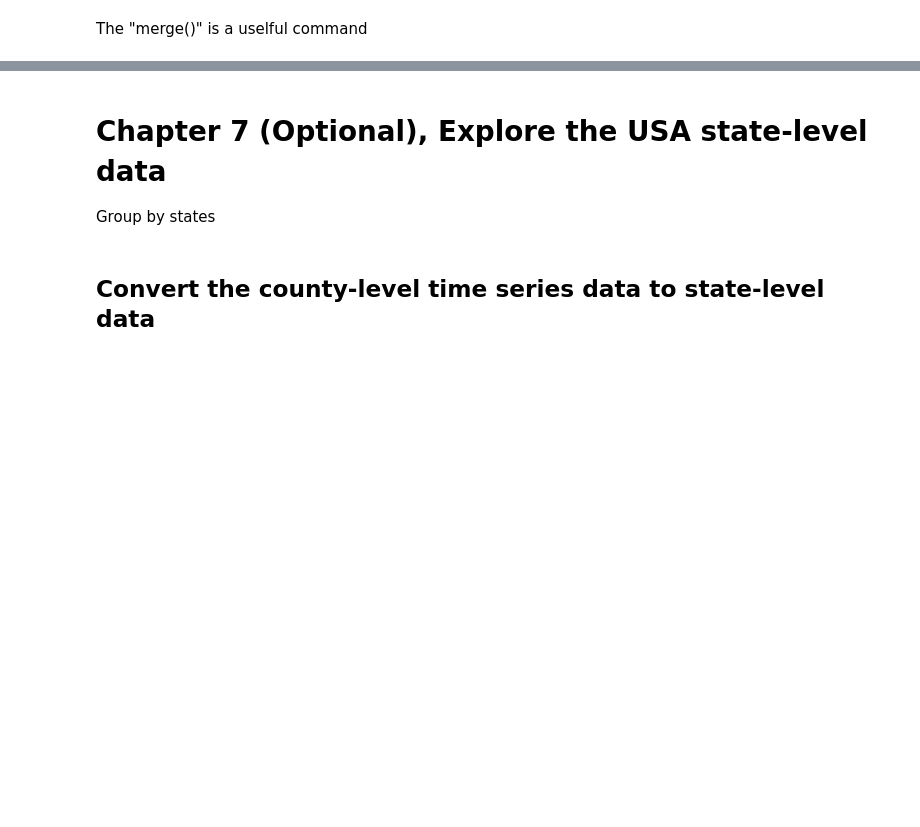
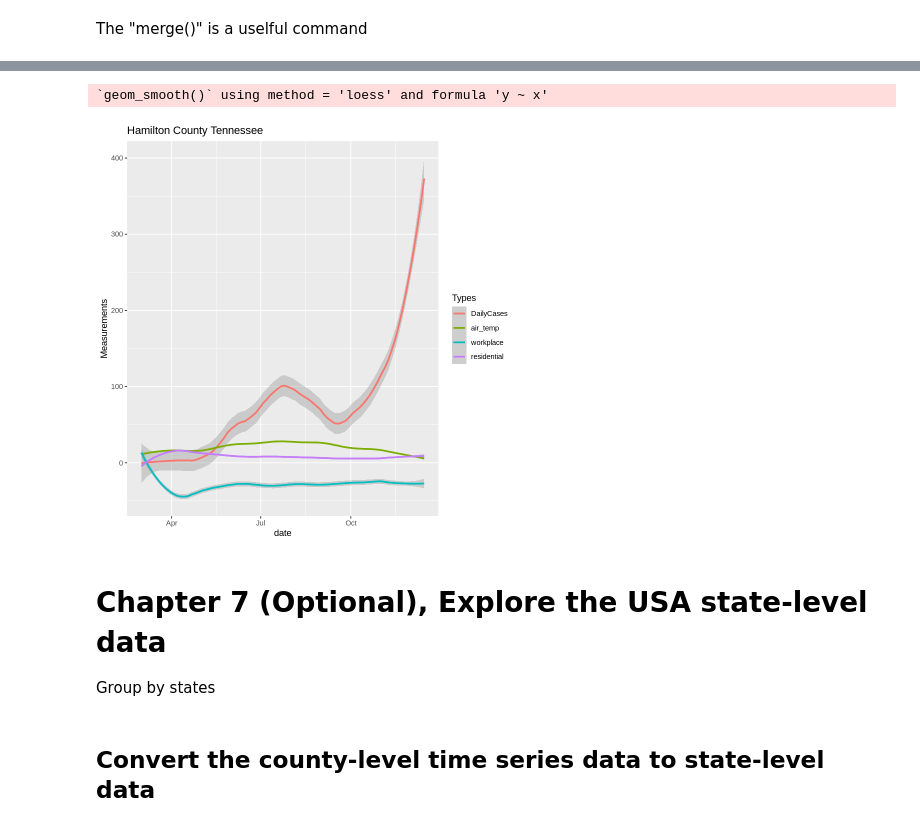
Before and after one commit to hongqin/R-covid19-bootcamp-2020Dec, a Jupyter notebook: R_coding_bootcamp_2020Dec19_23.ipynb, the cells around one changed output, grey strips where cells are left out. Drawn from its saved outputs; the diff is of its cells as text; code cells hidden in the pictures; blank space fills up the shorter version.

```diff
--- a/R_coding_bootcamp_2020Dec19_23.ipynb
+++ b/R_coding_bootcamp_2020Dec19_23.ipynb
@@ -558,9 +1408,10 @@ names(tb_local) = c("YMD", "DailyCases", "retail", "grocery", "parks", "transit"
 # %%
 startdate = mdy('3/1/2020')
-enddate  = today(tzone='EST')
+#enddate  = today(tzone='EST')
+enddate = mdy('12/15/2020')
 
 tb_local2 <- tb_local %>%
   #dplyr::select( c(1,2,)) %>%
   dplyr::filter( between(YMD, startdate, enddate))
 
-head( tb_local2 )
+tail( tb_local2 )
@@ -576,3 +1440,13 @@ plot + ggtitle( paste( myCounty, myState))
+# %%
+tb_local_scaled = data.frame( as.matrix(tb_local2[,2:11]) )
+tb_local_scaled$date = tb_local2$YMD
+
+df_tmp <- melt(tb_local_scaled, measure.vars = c("DailyCases", "air_temp", "workplace", "residential" ), value.name = 'Measurements', variable.name = 'Types')
+plot <- ggplot(df_tmp, aes(x=date, y=Measurements, color=Types)) + stat_smooth(span=0.3)
+plot + ggtitle( paste( myCounty, myState))
+# %% [output]
+`geom_smooth()` using method = 'loess' and formula 'y ~ x'
+[figure, added]
 # %% [markdown]
 # Chapter 7 (Optional), Explore the USA state-level data
 
```
Also changed, not shown: parts of 99 cells of this notebook.
